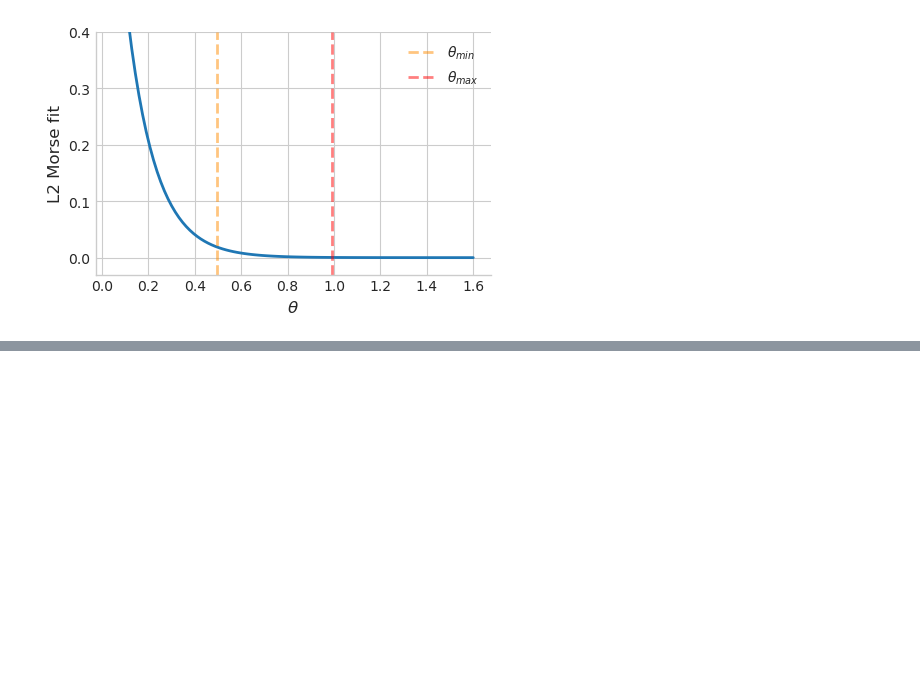
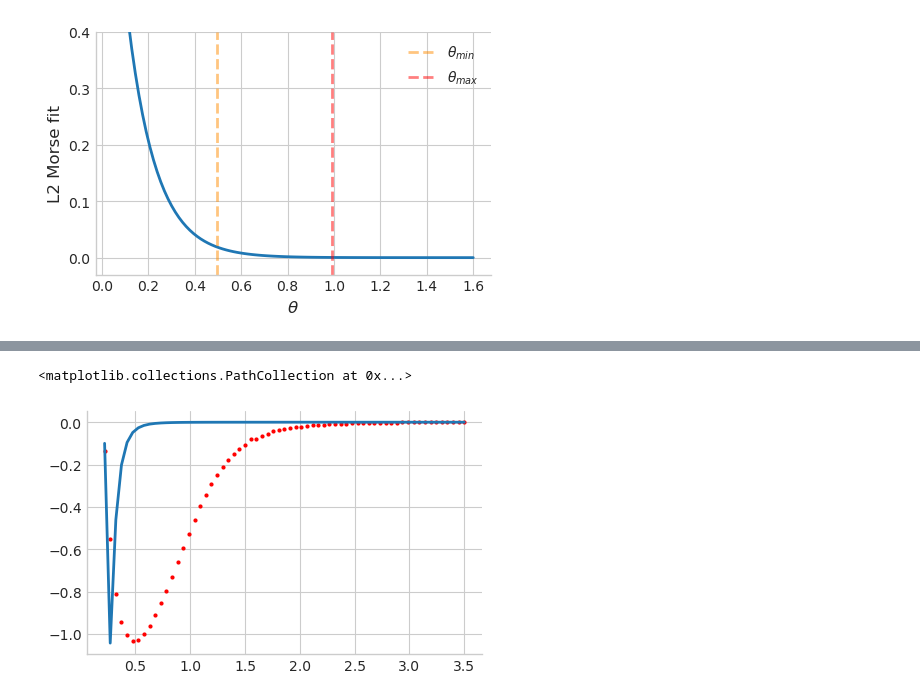
Before and after one commit to MatthieuSarkis/Long-range-intermolecular-interactions-on-a-continuous-variable-quantum-computer, a Jupyter notebook: plot_alternate.ipynb, the cells around one changed output, grey strips where cells are left out. Cells and saved outputs as stored; diff of their text form; code cells hidden in the pictures; blank space fills up the shorter version.

```diff
--- a/plot_alternate.ipynb
+++ b/plot_alternate.ipynb
@@ -534,0 +604,15 @@ plt.savefig('./plottini/Morse_quality.pdf', dpi=300, transparent=False, bbox_inc
+# %%
+d = np.array(distances[startingDistance[5-1]::3])
+be = np.real(binding_energies[5, startingDistance[5-1]::3])
+# %%
+def LJ(x, eps, sigma):
+    return 4*eps*((sigma/x)**12 - (sigma/x)**6)
+
+def LJ_exp(x, eps, alpha, sigma):
+    return 4*eps*(np.exp(-alpha*x) - (sigma/x)**6)
+
+def Morse(x, D, beta, Re):
+    return D*(np.exp(-2*beta*(x-Re))-2*np.exp(-beta*(x-Re)))
+
+
+Morse(d, 1, 1, 1)
@@ -534,0 +633,6 @@ plt.savefig('./plottini/Morse_quality.pdf', dpi=300, transparent=False, bbox_inc
+# %%
+plt.plot(d, LJ(d,1.29809991, -0.21887476))
+plt.scatter(d, be, c = 'r')
+# %% [output]
+<matplotlib.collections.PathCollection at 0x...>
+[figure, added]
```
Also changed, not shown: parts of 9 cells of this notebook, 1 other file.
